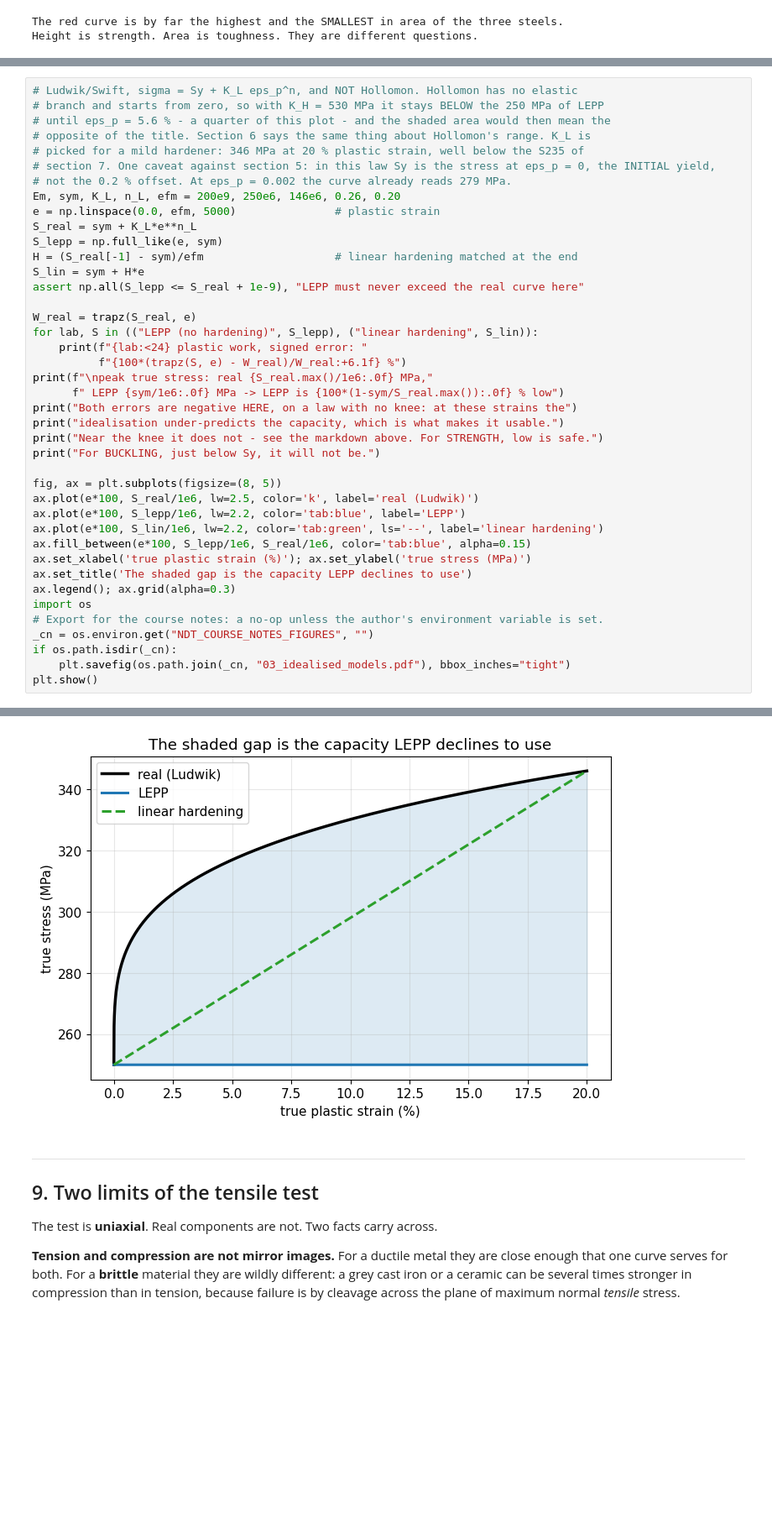
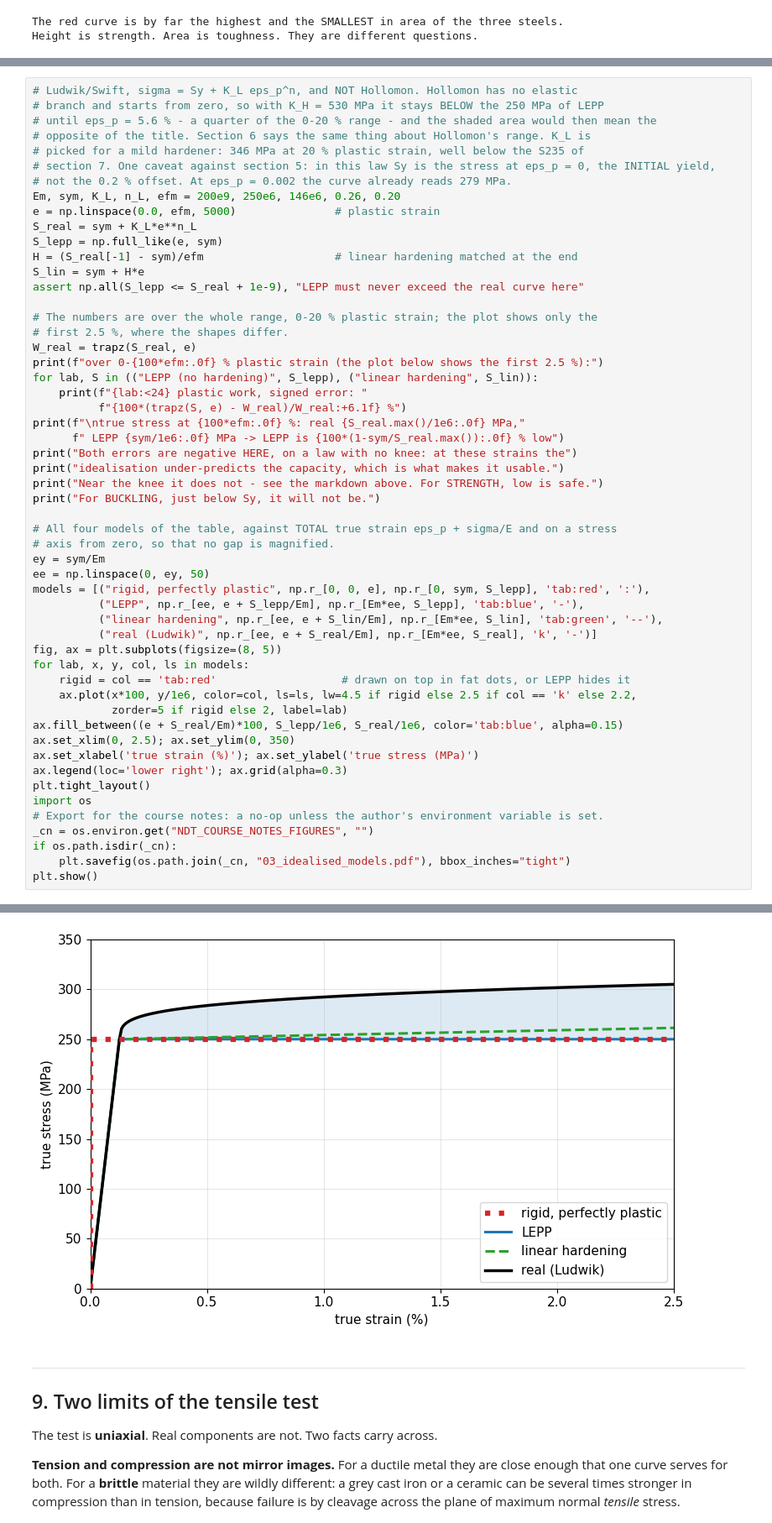
Before and after one commit to giozu/ndt-labs, a Jupyter notebook: tutoring/M2_constitutive/M2_constitutive.ipynb, the cells around one changed output, grey strips where cells are left out. Shown at 84% size. Drawn from its saved outputs; the diff is of its cells as text; blank space fills up the shorter version.

Commit message:
M2: irradiation hardening and creep, ductile-to-brittle transition and FAD after Weisman 10.4; Hollomon in plastic strain; idealised models from zero stress; FAD exercise

```diff
--- a/tutoring/M2_constitutive/M2_constitutive.ipynb
+++ b/tutoring/M2_constitutive/M2_constitutive.ipynb
@@ -783,7 +790,7 @@ particular failure mode.**
 # %%
 # Ludwik/Swift, sigma = Sy + K_L eps_p^n, and NOT Hollomon. Hollomon has no elastic
 # branch and starts from zero, so with K_H = 530 MPa it stays BELOW the 250 MPa of LEPP
-# until eps_p = 5.6 % - a quarter of this plot - and the shaded area would then mean the
+# until eps_p = 5.6 % - a quarter of the 0-20 % range - and the shaded area would then mean the
 # opposite of the title. Section 6 says the same thing about Hollomon's range. K_L is
 # picked for a mild hardener: 346 MPa at 20 % plastic strain, well below the S235 of
 # section 7. One caveat against section 5: in this law Sy is the stress at eps_p = 0, the INITIAL yield,
@@ -796,25 +803,38 @@ H = (S_real[-1] - sym)/efm                    # linear hardening matched at the
 S_lin = sym + H*e
 assert np.all(S_lepp <= S_real + 1e-9), "LEPP must never exceed the real curve here"
 
+# The numbers are over the whole range, 0-20 % plastic strain; the plot shows only the
+# first 2.5 %, where the shapes differ.
 W_real = trapz(S_real, e)
+print(f"over 0-{100*efm:.0f} % plastic strain (the plot below shows the first 2.5 %):")
 for lab, S in (("LEPP (no hardening)", S_lepp), ("linear hardening", S_lin)):
     print(f"{lab:<24} plastic work, signed error: "
           f"{100*(trapz(S, e) - W_real)/W_real:+6.1f} %")
-print(f"\npeak true stress: real {S_real.max()/1e6:.0f} MPa,"
+print(f"\ntrue stress at {100*efm:.0f} %: real {S_real.max()/1e6:.0f} MPa,"
       f" LEPP {sym/1e6:.0f} MPa -> LEPP is {100*(1-sym/S_real.max()):.0f} % low")
 print("Both errors are negative HERE, on a law with no knee: at these strains the")
 print("idealisation under-predicts the capacity, which is what makes it usable.")
 print("Near the knee it does not - see the markdown above. For STRENGTH, low is safe.")
 print("For BUCKLING, just below Sy, it will not be.")
 
+# All four models of the table, against TOTAL true strain eps_p + sigma/E and on a stress
+# axis from zero, so that no gap is magnified.
+ey = sym/Em
+ee = np.linspace(0, ey, 50)
+models = [("rigid, perfectly plastic", np.r_[0, 0, e], np.r_[0, sym, S_lepp], 'tab:red', ':'),
+          ("LEPP", np.r_[ee, e + S_lepp/Em], np.r_[Em*ee, S_lepp], 'tab:blue', '-'),
+          ("linear hardening", np.r_[ee, e + S_lin/Em], np.r_[Em*ee, S_lin], 'tab:green', '--'),
+          ("real (Ludwik)", np.r_[ee, e + S_real/Em], np.r_[Em*ee, S_real], 'k', '-')]
 fig, ax = plt.subplots(figsize=(8, 5))
-ax.plot(e*100, S_real/1e6, lw=2.5, color='k', label='real (Ludwik)')
-ax.plot(e*100, S_lepp/1e6, lw=2.2, color='tab:blue', label='LEPP')
-ax.plot(e*100, S_lin/1e6, lw=2.2, color='tab:green', ls='--', label='linear hardening')
-ax.fill_between(e*100, S_lepp/1e6, S_real/1e6, color='tab:blue', alpha=0.15)
-ax.set_xlabel('true plastic strain (%)'); ax.set_ylabel('true stress (MPa)')
-ax.set_title('The shaded gap is the capacity LEPP declines to use')
-ax.legend(); ax.grid(alpha=0.3)
+for lab, x, y, col, ls in models:
+    rigid = col == 'tab:red'                   # drawn on top in fat dots, or LEPP hides it
+    ax.plot(x*100, y/1e6, color=col, ls=ls, lw=4.5 if rigid else 2.5 if col == 'k' else 2.2,
+            zorder=5 if rigid else 2, label=lab)
+ax.fill_between((e + S_real/Em)*100, S_lepp/1e6, S_real/1e6, color='tab:blue', alpha=0.15)
+ax.set_xlim(0, 2.5); ax.set_ylim(0, 350)
+ax.set_xlabel('true strain (%)'); ax.set_ylabel('true stress (MPa)')
+ax.legend(loc='lower right'); ax.grid(alpha=0.3)
+plt.tight_layout()
 import os
 # Export for the course notes: a no-op unless the author's environment variable is set.
 _cn = os.environ.get("NDT_COURSE_NOTES_FIGURES", "")
@@ -829,8 +850,8 @@ peak true stress: real 346 MPa, LEPP 250 MPa -> LEPP is 28 % low
 Both errors are negative HERE, on a law with no knee: at these strains the
 idealisation under-predicts the capacity, which is what makes it usable.
 Near the knee it does not - see the markdown above. For STRENGTH, low is safe.
 For BUCKLING, just below Sy, it will not be.
-[figure, old version]
+[figure, new version]
 # %% [markdown]
 ---
 ## 9. Two limits of the tensile test
```
Also changed, not shown: parts of 8 cells of this notebook, 3 other files.
